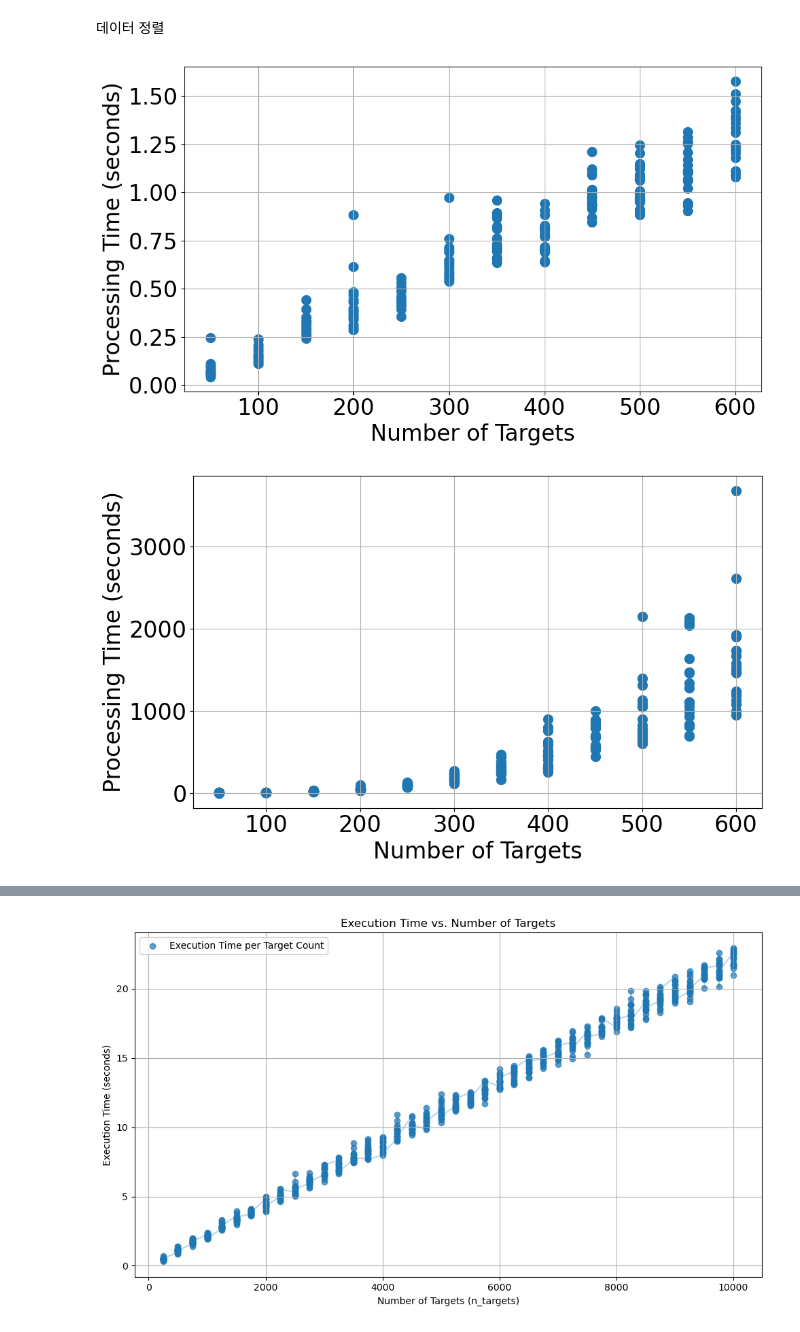
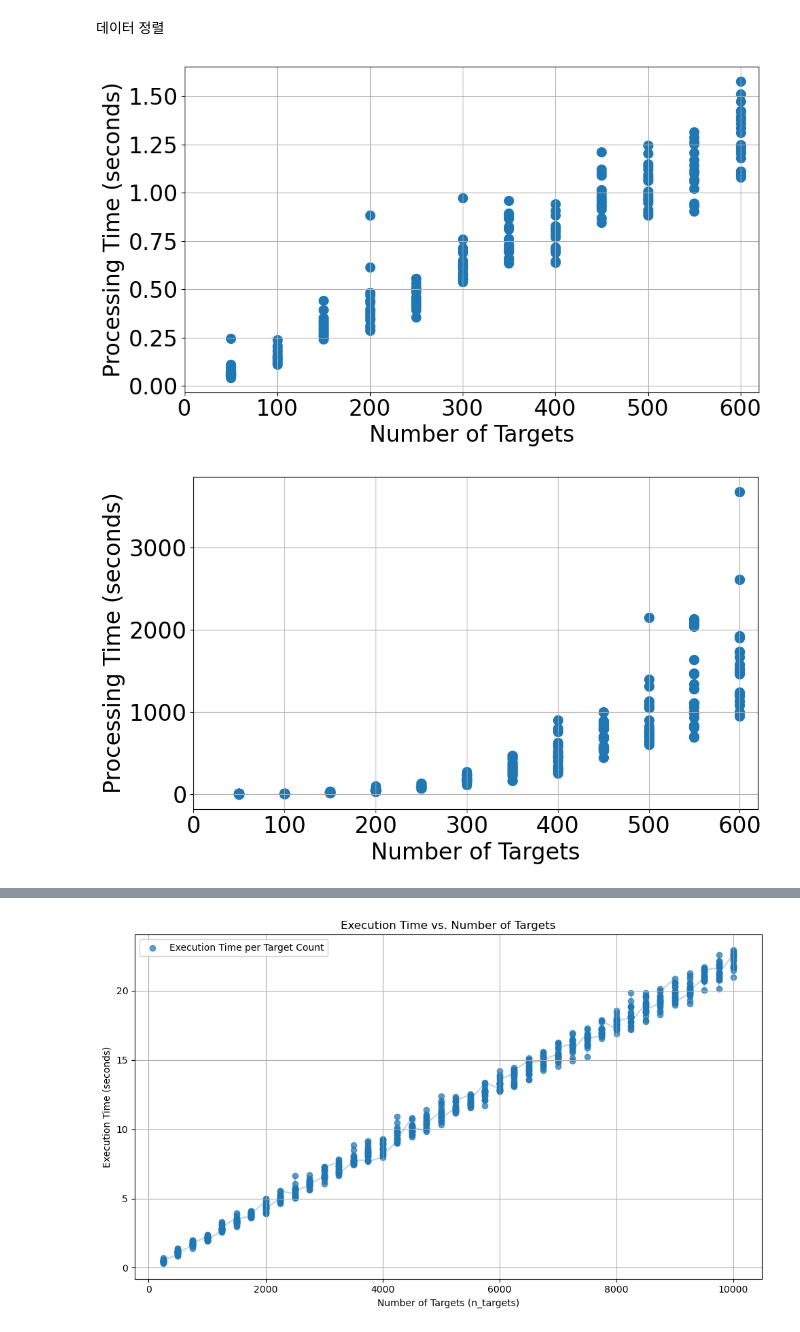
Before and after one commit to shkim1615/Multi-UAV-System, a Jupyter notebook: my_clustering/my_vmas/pathfinding/draw_graph.ipynb, the cells around one changed output, grey strips where cells are left out. Drawn from its saved outputs; the diff is of its cells as text; code cells hidden in the pictures.

```diff
--- a/my_clustering/my_vmas/pathfinding/draw_graph.ipynb
+++ b/my_clustering/my_vmas/pathfinding/draw_graph.ipynb
@@ -33,34 +33,35 @@ import ast
 import matplotlib.pyplot as plt
 import sys
 sys.path.append('/home/ksh-server/workspace/ICUFN/my_clustering/my_vmas/pathfinding/data')
 
 df = pd.read_csv('./data/clust_data_output.csv')
 
 # 리스트 컬럼 파싱
 df['targets_per_agent'] = df['targets_per_agent'].apply(ast.literal_eval)
 df['locations'] = df['locations'].apply(ast.literal_eval)
 
 # 각각 따로 변수로 받기
 n_targets = df['n_targets'].tolist()
 n_agents = df['n_agents'].tolist()
 times = df['time'].tolist()
 targets_per_agent = df['targets_per_agent'].tolist()
 locations = df['locations'].tolist()
 
 # x축: n_targets, y축: time
 plt.figure(figsize=(10, 6))
 plt.scatter(n_targets, times, s=100, alpha=1)
 # plt.plot(n_targets, times, alpha=0.3)  # 연결선 (선택)
 
 plt.title('')
 plt.xlabel('Number of Targets', fontsize=24)
 plt.ylabel('Processing Time (seconds)', fontsize=24)
 plt.tick_params(labelsize=24)
 plt.grid(True)
+plt.xlim(0, 620)
 plt.tight_layout()
 plt.show()
 # %% [output]
-[figure, old version]
+[figure, new version]
 # %%
 sys.path.append('/home/ksh-server/workspace/ICUFN/my_clustering/my_vmas/pathfinding/data')
 
@@ -87,10 +88,11 @@ plt.xlabel('Number of Targets', fontsize=24)
 plt.ylabel('Processing Time (seconds)', fontsize=24)
 plt.tick_params(labelsize=24)
 plt.grid(True)
+plt.xlim(0, 620)
 plt.tight_layout()
 plt.show()
 # %% [output]
-[figure, old version]
+[figure, new version]
 # %%
 import pandas as pd
 import ast
```
Also changed, not shown: parts of 1 cell of this notebook, 3 other files.
